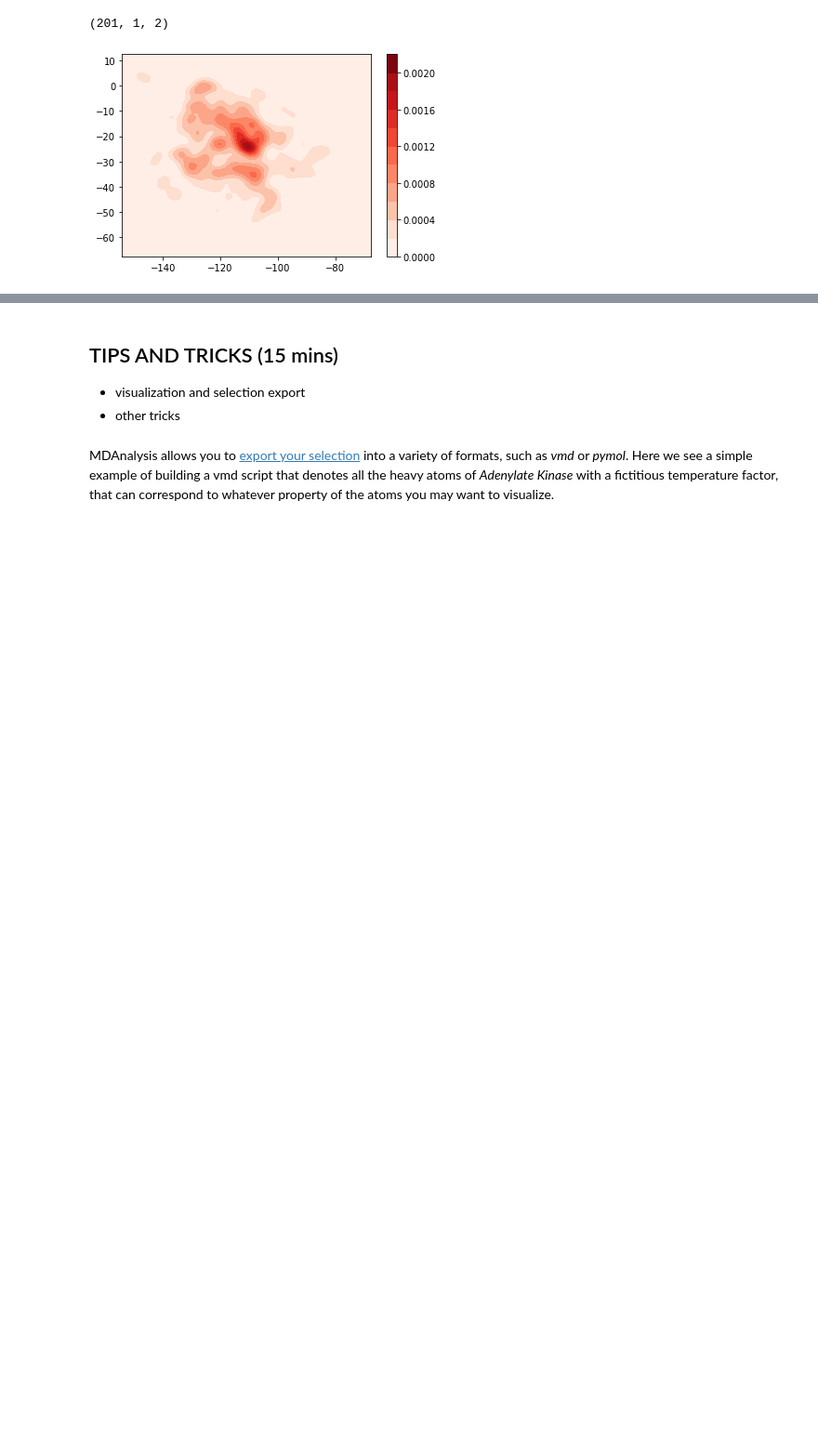
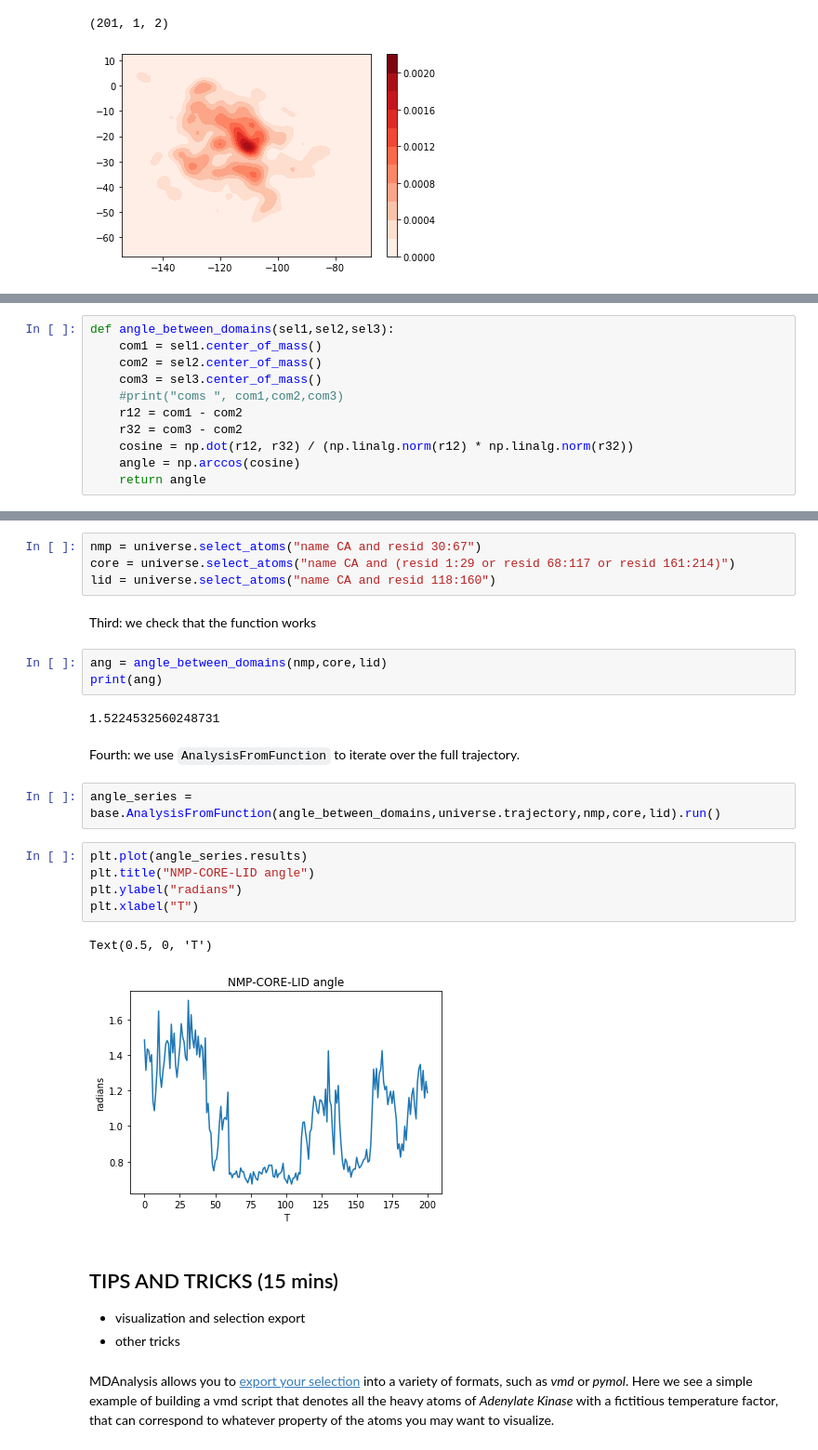
Before and after one commit to MarkDownThere/SAT, a Jupyter notebook: simulation_analysis_notebook.ipynb, the cells around one changed output, grey strips where cells are left out. Shown at 93% size. Cells and saved outputs as stored; diff of their text form; blank space fills up the shorter version.

````diff
--- a/simulation_analysis_notebook.ipynb
+++ b/simulation_analysis_notebook.ipynb
@@ -544,0 +629,11 @@ plt.show()
+# %%
+def angle_between_domains(sel1,sel2,sel3):
+    com1 = sel1.center_of_mass()
+    com2 = sel2.center_of_mass()
+    com3 = sel3.center_of_mass()
+    #print("coms ", com1,com2,com3)
+    r12 = com1 - com2
+    r32 = com3 - com2
+    cosine = np.dot(r12, r32) / (np.linalg.norm(r12) * np.linalg.norm(r32))
+    angle = np.arccos(cosine)
+    return angle
@@ -545,3 +642,26 @@ plt.show()
+# %%
+nmp = universe.select_atoms("name CA and resid 30:67")
+core = universe.select_atoms("name CA and (resid 1:29 or resid 68:117 or resid 161:214)")
+lid = universe.select_atoms("name CA and resid 118:160")
+# %% [markdown]
+Third: we check that the function works
+# %%
+ang = angle_between_domains(nmp,core,lid)
+print(ang)
+# %% [output]
+1.5224532560248731
+# %% [markdown]
+Fourth: we use ```AnalysisFromFunction``` to iterate over the full trajectory.
+# %%
+angle_series = base.AnalysisFromFunction(angle_between_domains,universe.trajectory,nmp,core,lid).run()
+# %%
+plt.plot(angle_series.results)
+plt.title("NMP-CORE-LID angle")
+plt.ylabel("radians")
+plt.xlabel("T")
+# %% [output]
+Text(0.5, 0, 'T')
+[figure, added]
 # %% [markdown]
 ## TIPS AND TRICKS (15 mins)
 - visualization and selection export
````
Also changed, not shown: parts of 53 cells of this notebook.
